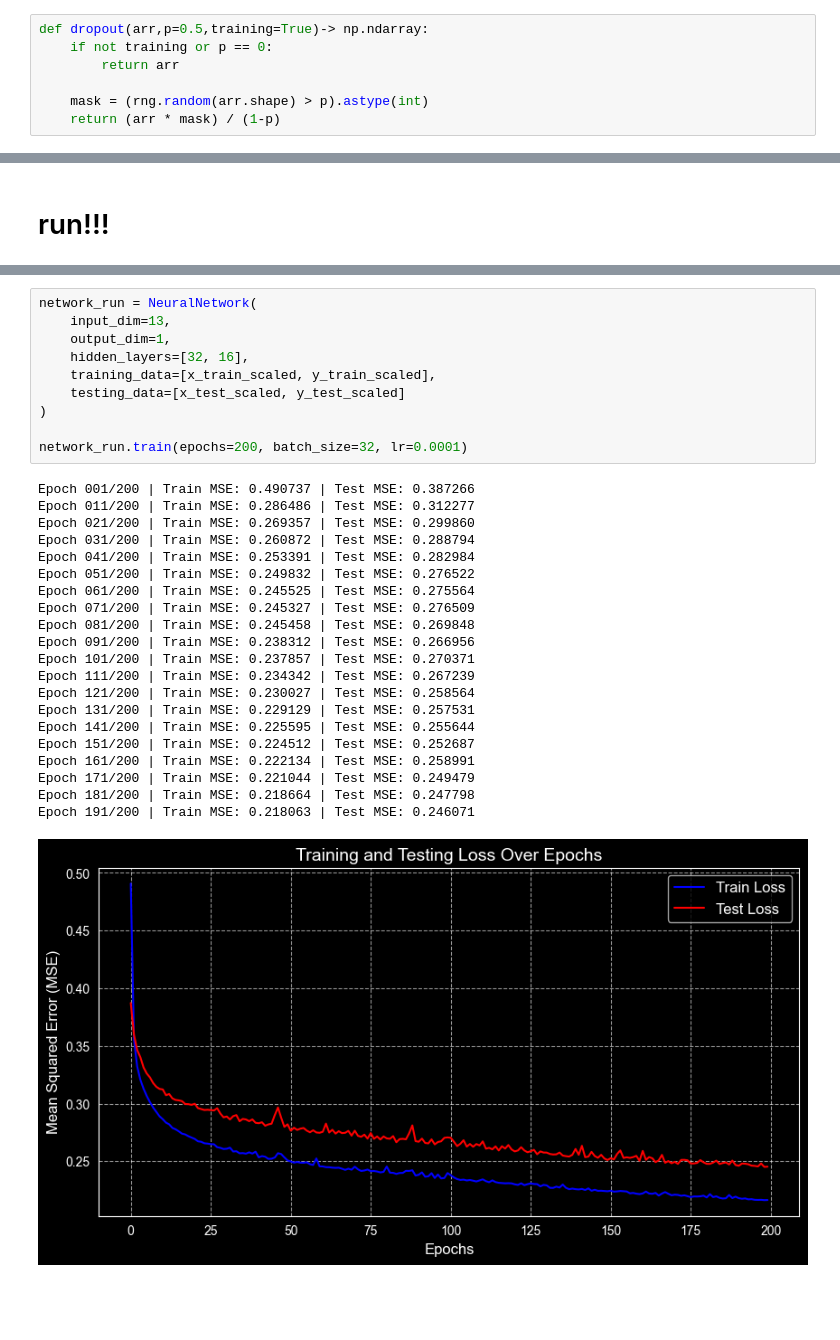
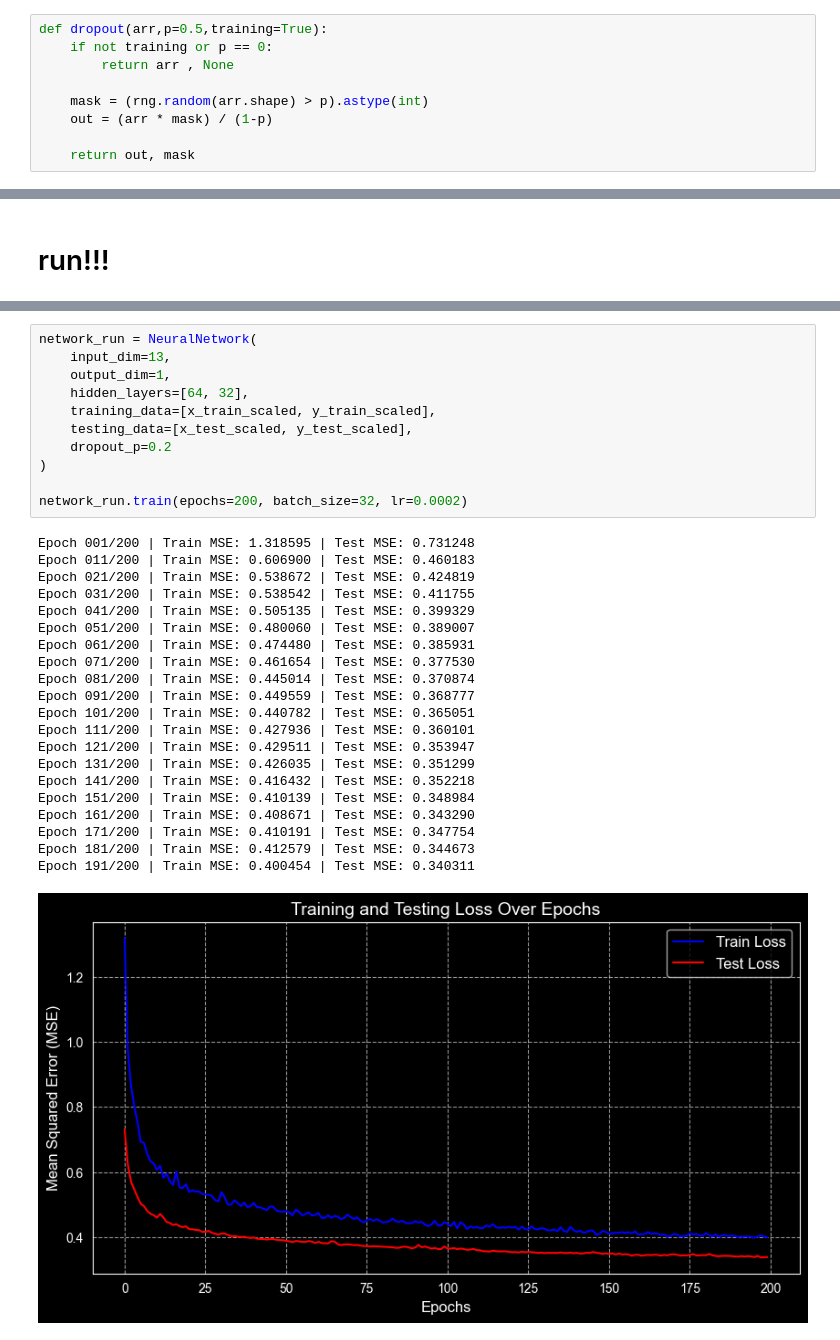
Before and after one commit to mohammadrezakasra/house-price-prediction, a Jupyter notebook: neural_network_with _dropout.ipynb, the cells around one changed output, grey strips where cells are left out. Drawn from its saved outputs; the diff is of its cells as text; blank space fills up the shorter version.

```diff
--- a/neural_network_with _dropout.ipynb
+++ b/neural_network_with _dropout.ipynb
@@ -187,12 +187,14 @@ y_test_scaled = (y_test - y_mean) / y_std
 # %%
 # تو خود تابع dropout  اومد مشکل  تغییر میانگین را حل کرد !!
 # %%
-def dropout(arr,p=0.5,training=True)-> np.ndarray:
+def dropout(arr,p=0.5,training=True):
     if not training or p == 0:
-        return arr
+        return arr , None
 
     mask = (rng.random(arr.shape) > p).astype(int)
-    return (arr * mask) / (1-p)
+    out = (arr * mask) / (1-p)
+
+    return out, mask
 # %%
 # بایاس مستقیماً با خودِ «ماتریس وزن» جمع نمی‌شود. ابتدا ضرب ماتریسی داده‌ها در وزن انجام می‌شود، سپس بایاس به حاصلِ آن ضرب اضافه می‌شود و در نهایت کل این مجموعه وارد تابع اکتیویشن (ReLU) می‌شود.
 #ترتیب میشه ضرب وزن در ورودی لایه + بایاس میره تو اکتیویشن
@@ -381,32 +399,33 @@ out_batch_size=100 --> Epoch 091/100 | Train MSE: 0.223233 | Test MSE: 0.234782
 # %%
 network_run = NeuralNetwork(
     input_dim=13,
     output_dim=1,
-    hidden_layers=[32, 16],
+    hidden_layers=[64, 32],
     training_data=[x_train_scaled, y_train_scaled],
-    testing_data=[x_test_scaled, y_test_scaled]
+    testing_data=[x_test_scaled, y_test_scaled],
+    dropout_p=0.2
 )
 
-network_run.train(epochs=200, batch_size=32, lr=0.0001)
+network_run.train(epochs=200, batch_size=32, lr=0.0002)
 # %% [output]
-Epoch 001/200 | Train MSE: 0.490737 | Test MSE: 0.387266
-Epoch 011/200 | Train MSE: 0.286486 | Test MSE: 0.312277
-Epoch 021/200 | Train MSE: 0.269357 | Test MSE: 0.299860
-Epoch 031/200 | Train MSE: 0.260872 | Test MSE: 0.288794
-Epoch 041/200 | Train MSE: 0.253391 | Test MSE: 0.282984
-Epoch 051/200 | Train MSE: 0.249832 | Test MSE: 0.276522
-Epoch 061/200 | Train MSE: 0.245525 | Test MSE: 0.275564
-Epoch 071/200 | Train MSE: 0.245327 | Test MSE: 0.276509
-Epoch 081/200 | Train MSE: 0.245458 | Test MSE: 0.269848
-Epoch 091/200 | Train MSE: 0.238312 | Test MSE: 0.266956
-Epoch 101/200 | Train MSE: 0.237857 | Test MSE: 0.270371
-Epoch 111/200 | Train MSE: 0.234342 | Test MSE: 0.267239
-Epoch 121/200 | Train MSE: 0.230027 | Test MSE: 0.258564
-Epoch 131/200 | Train MSE: 0.229129 | Test MSE: 0.257531
-Epoch 141/200 | Train MSE: 0.225595 | Test MSE: 0.255644
-Epoch 151/200 | Train MSE: 0.224512 | Test MSE: 0.252687
-Epoch 161/200 | Train MSE: 0.222134 | Test MSE: 0.258991
-Epoch 171/200 | Train MSE: 0.221044 | Test MSE: 0.249479
-Epoch 181/200 | Train MSE: 0.218664 | Test MSE: 0.247798
-Epoch 191/200 | Train MSE: 0.218063 | Test MSE: 0.246071
+Epoch 001/200 | Train MSE: 1.318595 | Test MSE: 0.731248
+Epoch 011/200 | Train MSE: 0.606900 | Test MSE: 0.460183
+Epoch 021/200 | Train MSE: 0.538672 | Test MSE: 0.424819
+Epoch 031/200 | Train MSE: 0.538542 | Test MSE: 0.411755
+Epoch 041/200 | Train MSE: 0.505135 | Test MSE: 0.399329
+Epoch 051/200 | Train MSE: 0.480060 | Test MSE: 0.389007
+Epoch 061/200 | Train MSE: 0.474480 | Test MSE: 0.385931
+Epoch 071/200 | Train MSE: 0.461654 | Test MSE: 0.377530
+Epoch 081/200 | Train MSE: 0.445014 | Test MSE: 0.370874
+Epoch 091/200 | Train MSE: 0.449559 | Test MSE: 0.368777
+Epoch 101/200 | Train MSE: 0.440782 | Test MSE: 0.365051
+Epoch 111/200 | Train MSE: 0.427936 | Test MSE: 0.360101
+Epoch 121/200 | Train MSE: 0.429511 | Test MSE: 0.353947
+Epoch 131/200 | Train MSE: 0.426035 | Test MSE: 0.351299
+Epoch 141/200 | Train MSE: 0.416432 | Test MSE: 0.352218
+Epoch 151/200 | Train MSE: 0.410139 | Test MSE: 0.348984
+Epoch 161/200 | Train MSE: 0.408671 | Test MSE: 0.343290
+Epoch 171/200 | Train MSE: 0.410191 | Test MSE: 0.347754
+Epoch 181/200 | Train MSE: 0.412579 | Test MSE: 0.344673
+Epoch 191/200 | Train MSE: 0.400454 | Test MSE: 0.340311
-[figure, old version]
+[figure, new version]
```
Also changed, not shown: parts of 5 cells of this notebook, 1 other file.
